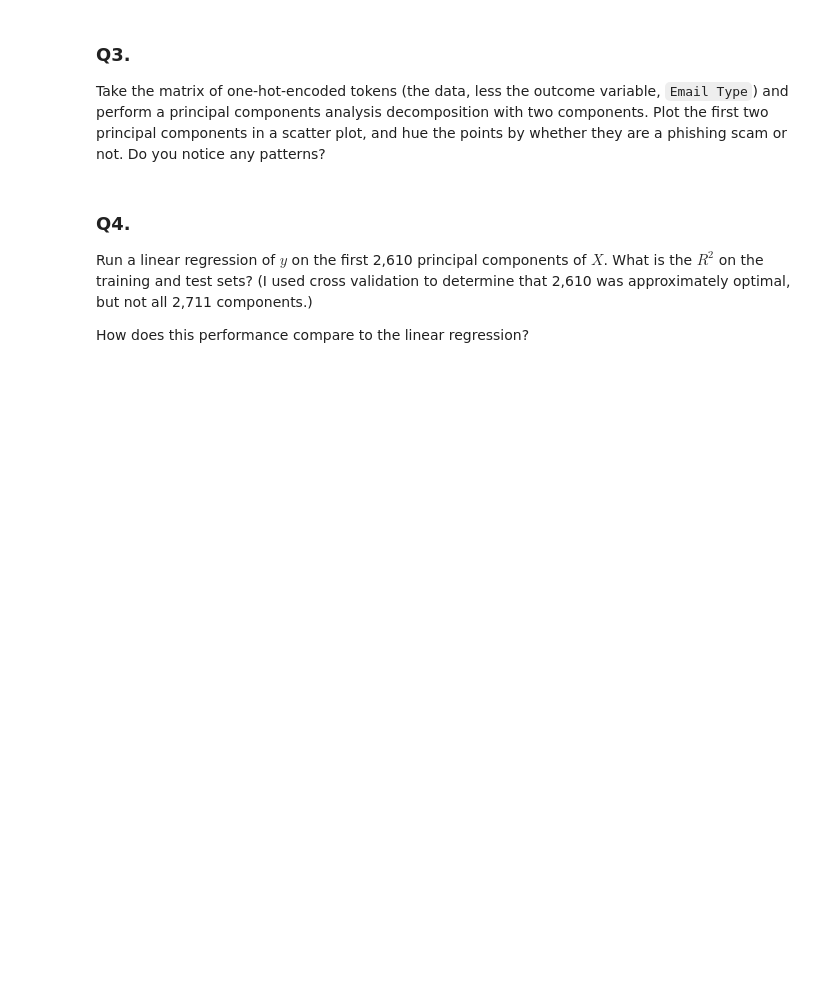
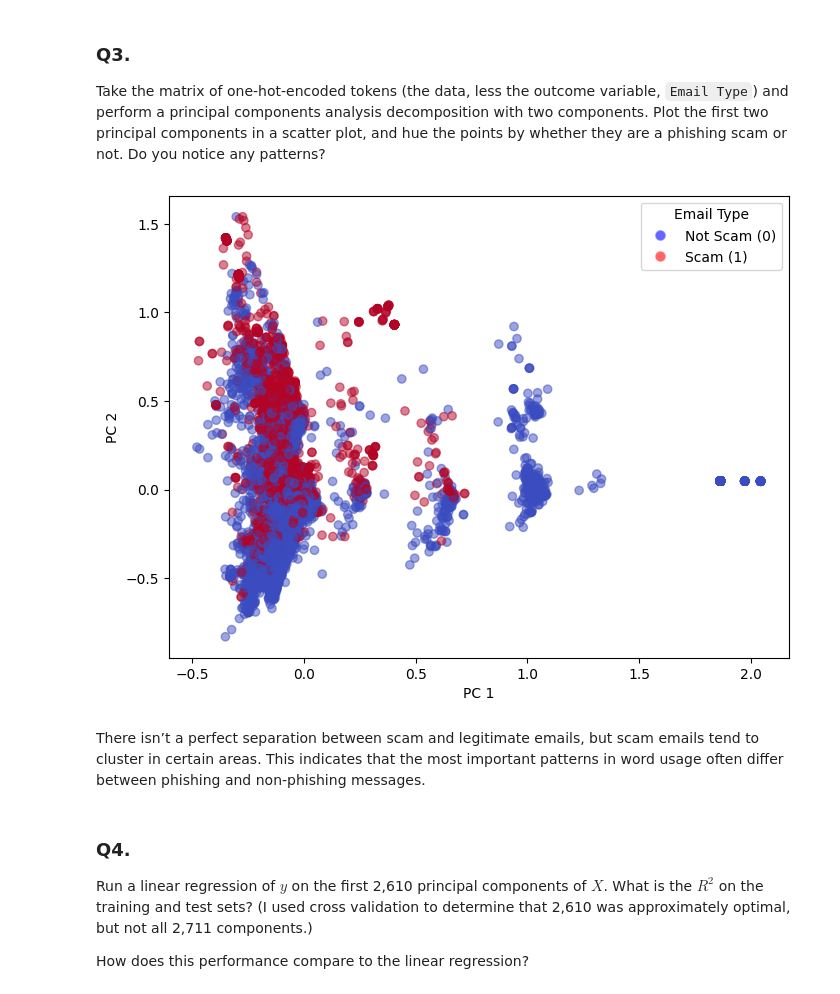
Before and after one commit to miacachion/pca_assignment, a Jupyter notebook: assignment.ipynb, the cells around one changed output. Cells and saved outputs as stored; diff of their text form; code cells hidden in the pictures; blank space fills up the shorter version.

```diff
--- a/assignment.ipynb
+++ b/assignment.ipynb
@@ -133,6 +134,44 @@ See the table above for the exact coefficient values.
 ### Q3.
 
 Take the matrix of one-hot-encoded tokens (the data, less the outcome variable, `Email Type`) and perform a principal components analysis decomposition with two components. Plot the first two principal components in a scatter plot, and hue the points by whether they are a phishing scam or not. Do you notice any patterns?
+# %%
+from sklearn.decomposition import PCA
+import matplotlib.pyplot as plt
+from matplotlib.lines import Line2D
+
+pca = PCA(n_components=2)
+X_pca = pca.fit_transform(X)
+
+pca_df = pd.DataFrame({
+    'PC1': X_pca[:, 0],
+    'PC2': X_pca[:, 1],
+    'Email Type': y
+})
+
+plt.figure(figsize=(8,6))
+plt.scatter(
+    pca_df['PC1'],
+    pca_df['PC2'],
+    c=pca_df['Email Type'],
+    cmap='coolwarm',
+    alpha=0.5,
+)
+plt.xlabel("PC 1")
+plt.ylabel("PC 2")
+
+legend_elements = [
+    Line2D([0], [0], marker='o', color='w', label='Not Scam (0)',
+           markerfacecolor='blue', markersize=8, alpha=0.6),
+    Line2D([0], [0], marker='o', color='w', label='Scam (1)',
+           markerfacecolor='red', markersize=8, alpha=0.6)
+]
+
+plt.legend(handles=legend_elements, title="Email Type")
+plt.show()
+# %% [output]
+[figure, added]
+# %% [markdown]
+There isn’t a perfect separation between scam and legitimate emails, but scam emails tend to cluster in certain areas. This indicates that the most important patterns in word usage often differ between phishing and non-phishing messages.
 # %% [markdown]
 ### Q4.
 
```
Also changed, not shown: parts of 5 cells of this notebook.
